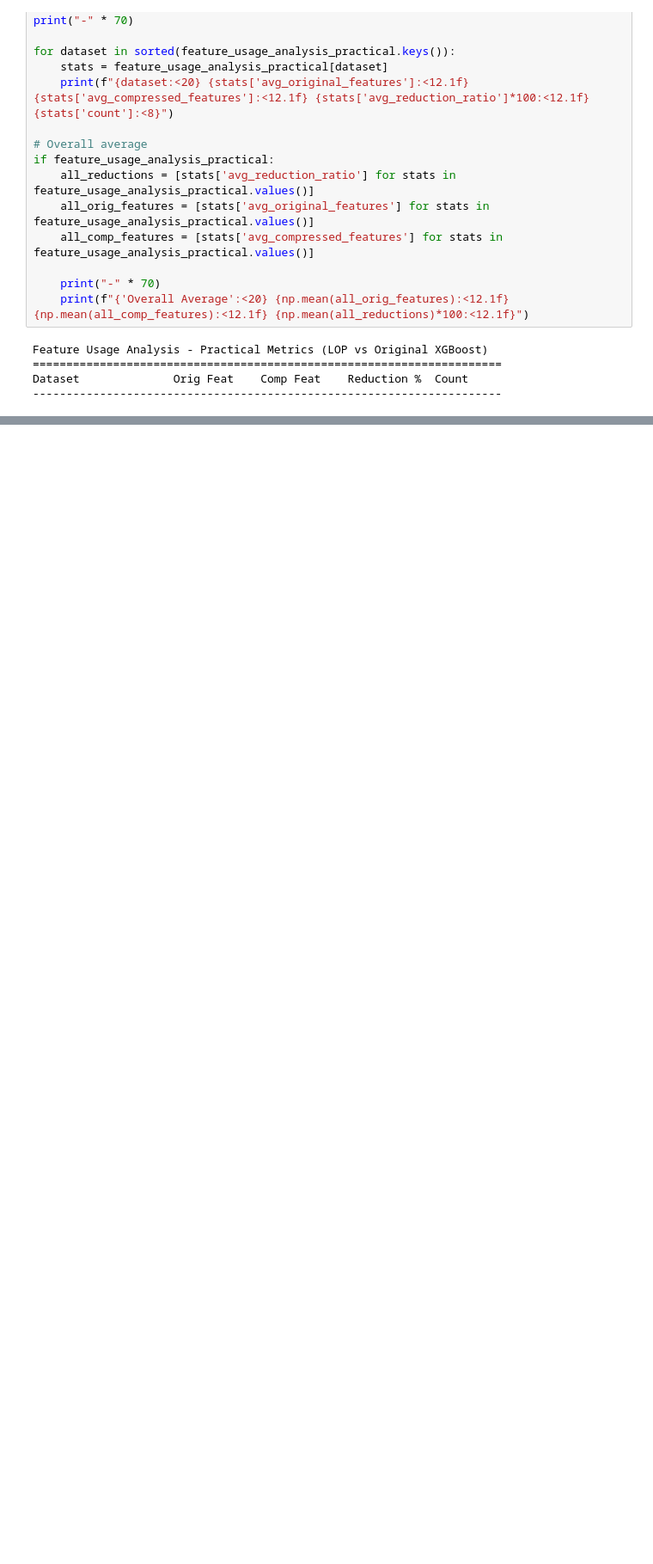
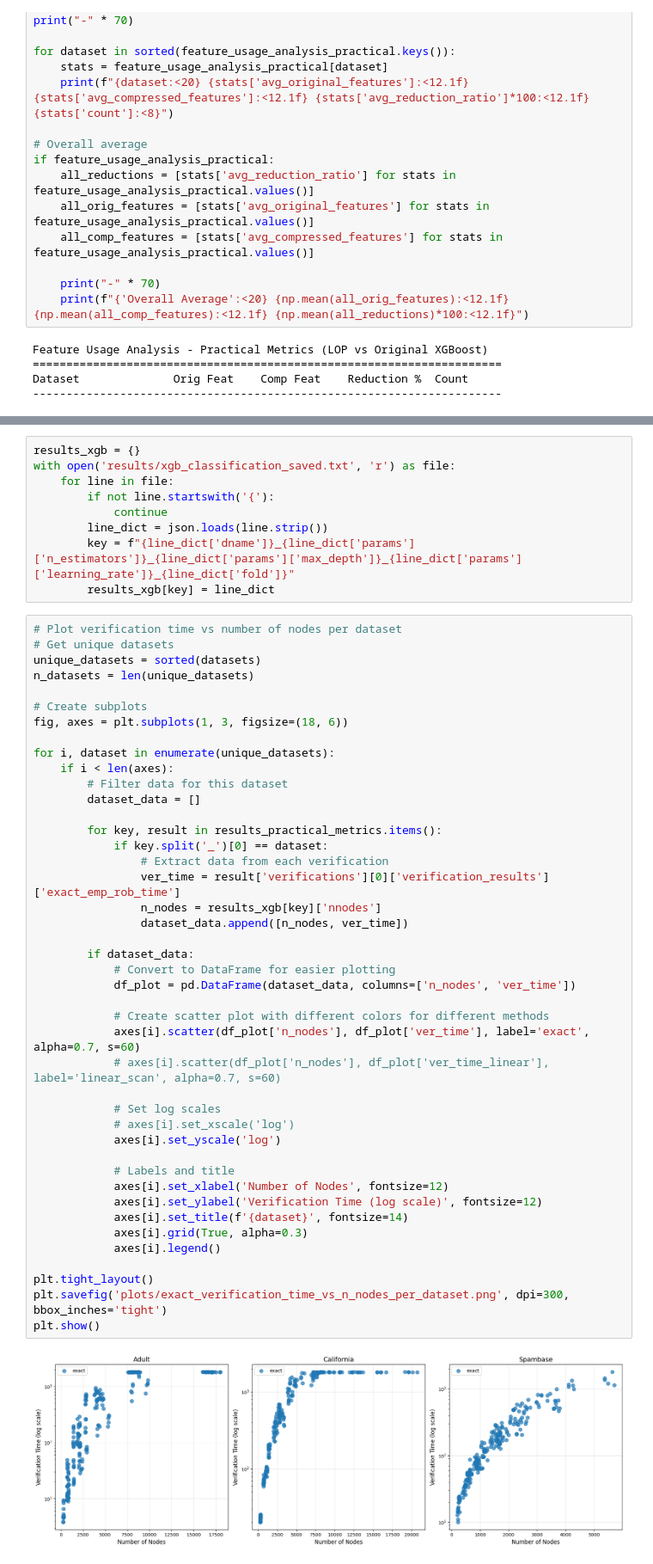
Before and after one commit to TimoM99/tree_compress, a Jupyter notebook: experiment/oc_space.ipynb, the cells around one changed output, grey strips where cells are left out. Shown at 86% size. Drawn from its saved outputs; the diff is of its cells as text; blank space fills up the shorter version.

```diff
--- a/experiment/oc_space.ipynb
+++ b/experiment/oc_space.ipynb
@@ -1082,0 +1279,54 @@ Dataset              Orig Feat    Comp Feat    Reduction %  Count
+# %%
+results_xgb = {}
+with open('results/xgb_classification_saved.txt', 'r') as file:
+    for line in file:
+        if not line.startswith('{'):
+            continue
+        line_dict = json.loads(line.strip())
+        key = f"{line_dict['dname']}_{line_dict['params']['n_estimators']}_{line_dict['params']['max_depth']}_{line_dict['params']['learning_rate']}_{line_dict['fold']}"
+        results_xgb[key] = line_dict
+# %%
+# Plot verification time vs number of nodes per dataset
+# Get unique datasets
+unique_datasets = sorted(datasets)
+n_datasets = len(unique_datasets)
+
+# Create subplots
+fig, axes = plt.subplots(1, 3, figsize=(18, 6))
+
+for i, dataset in enumerate(unique_datasets):
+    if i < len(axes):
+        # Filter data for this dataset
+        dataset_data = []
+
+        for key, result in results_practical_metrics.items():
+            if key.split('_')[0] == dataset:
+                # Extract data from each verification
+                ver_time = result['verifications'][0]['verification_results']['exact_emp_rob_time']
+                n_nodes = results_xgb[key]['nnodes']
+                dataset_data.append([n_nodes, ver_time])
+
+        if dataset_data:
+            # Convert to DataFrame for easier plotting
+            df_plot = pd.DataFrame(dataset_data, columns=['n_nodes', 'ver_time'])
+
+            # Create scatter plot with different colors for different methods
+            axes[i].scatter(df_plot['n_nodes'], df_plot['ver_time'], label='exact', alpha=0.7, s=60)
+            # axes[i].scatter(df_plot['n_nodes'], df_plot['ver_time_linear'], label='linear_scan', alpha=0.7, s=60)
+
+            # Set log scales
+            # axes[i].set_xscale('log')
+            axes[i].set_yscale('log')
+
+            # Labels and title
+            axes[i].set_xlabel('Number of Nodes', fontsize=12)
+            axes[i].set_ylabel('Verification Time (log scale)', fontsize=12)
+            axes[i].set_title(f'{dataset}', fontsize=14)
+            axes[i].grid(True, alpha=0.3)
+            axes[i].legend()
+
+plt.tight_layout()
+plt.savefig('plots/exact_verification_time_vs_n_nodes_per_dataset.png', dpi=300, bbox_inches='tight')
+plt.show()
+# %% [output]
+[figure, added]
```
Also changed, not shown: parts of 14 cells of this notebook.
